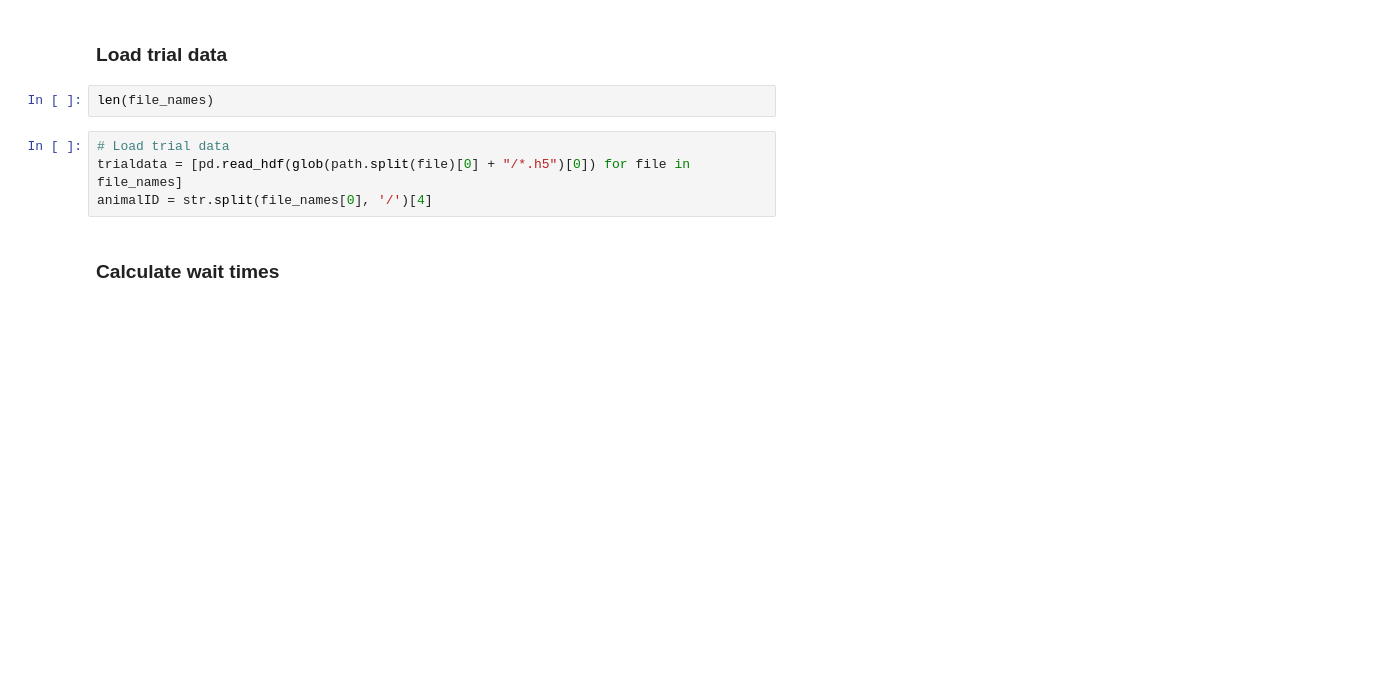
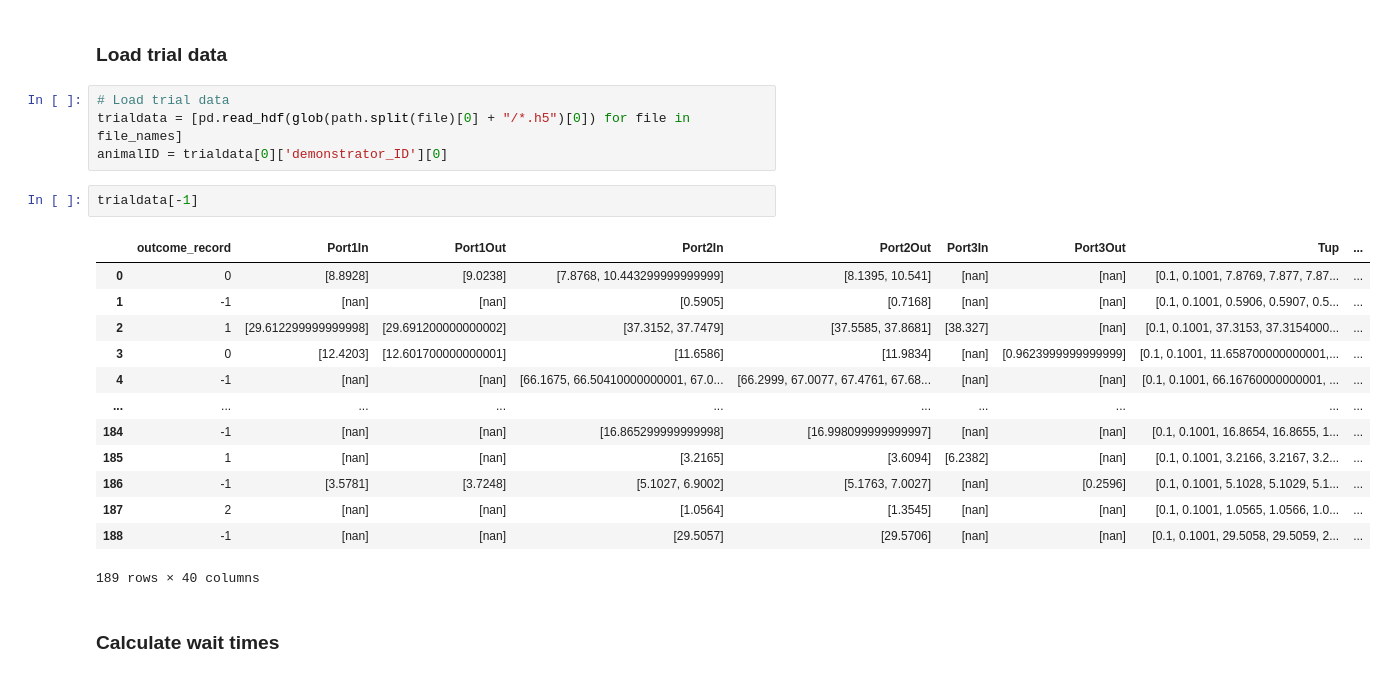
Before and after one commit to rojasgabriel/behavior_analyses, a Jupyter notebook: analyze_chipmunk_behavior.ipynb, the cells around one changed output. Drawn from its saved outputs; the diff is of its cells as text; blank space fills up the shorter version.

```diff
--- a/analyze_chipmunk_behavior.ipynb
+++ b/analyze_chipmunk_behavior.ipynb
@@ -90,11 +90,25 @@ for file in camlog_file_names:
 # %% [markdown]
 ### Load trial data
-# %%
-len(file_names)
 # %%
 # Load trial data
 trialdata = [pd.read_hdf(glob(path.split(file)[0] + "/*.h5")[0]) for file in file_names]
-animalID = str.split(file_names[0], '/')[4]
+animalID = trialdata[0]['demonstrator_ID'][0]
+# %%
+trialdata[-1]
+# %% [output]
+|  | outcome_record | Port1In | Port1Out | Port2In | Port2Out | Port3In | Port3Out | Tup | ... |
+| 0 | 0 | [8.8928] | [9.0238] | [7.8768, 10.443299999999999] | [8.1395, 10.541] | [nan] | [nan] | [0.1, 0.1001, 7.8769, 7.877, 7.87... | ... |
+| 1 | -1 | [nan] | [nan] | [0.5905] | [0.7168] | [nan] | [nan] | [0.1, 0.1001, 0.5906, 0.5907, 0.5... | ... |
+| 2 | 1 | [29.612299999999998] | [29.691200000000002] | [37.3152, 37.7479] | [37.5585, 37.8681] | [38.327] | [nan] | [0.1, 0.1001, 37.3153, 37.3154000... | ... |
+| 3 | 0 | [12.4203] | [12.601700000000001] | [11.6586] | [11.9834] | [nan] | [0.9623999999999999] | [0.1, 0.1001, 11.658700000000001,... | ... |
+| 4 | -1 | [nan] | [nan] | [66.1675, 66.50410000000001, 67.0... | [66.2999, 67.0077, 67.4761, 67.68... | [nan] | [nan] | [0.1, 0.1001, 66.16760000000001, ... | ... |
+| ... | ... | ... | ... | ... | ... | ... | ... | ... | ... |
+| 184 | -1 | [nan] | [nan] | [16.865299999999998] | [16.998099999999997] | [nan] | [nan] | [0.1, 0.1001, 16.8654, 16.8655, 1... | ... |
+| 185 | 1 | [nan] | [nan] | [3.2165] | [3.6094] | [6.2382] | [nan] | [0.1, 0.1001, 3.2166, 3.2167, 3.2... | ... |
+| 186 | -1 | [3.5781] | [3.7248] | [5.1027, 6.9002] | [5.1763, 7.0027] | [nan] | [0.2596] | [0.1, 0.1001, 5.1028, 5.1029, 5.1... | ... |
+| 187 | 2 | [nan] | [nan] | [1.0564] | [1.3545] | [nan] | [nan] | [0.1, 0.1001, 1.0565, 1.0566, 1.0... | ... |
+| 188 | -1 | [nan] | [nan] | [29.5057] | [29.5706] | [nan] | [nan] | [0.1, 0.1001, 29.5058, 29.5059, 2... | ... |
+189 rows × 40 columns
 # %% [markdown]
 ### Calculate wait times
 # %%
```
Also changed, not shown: parts of 2 cells of this notebook, 1 other file.
